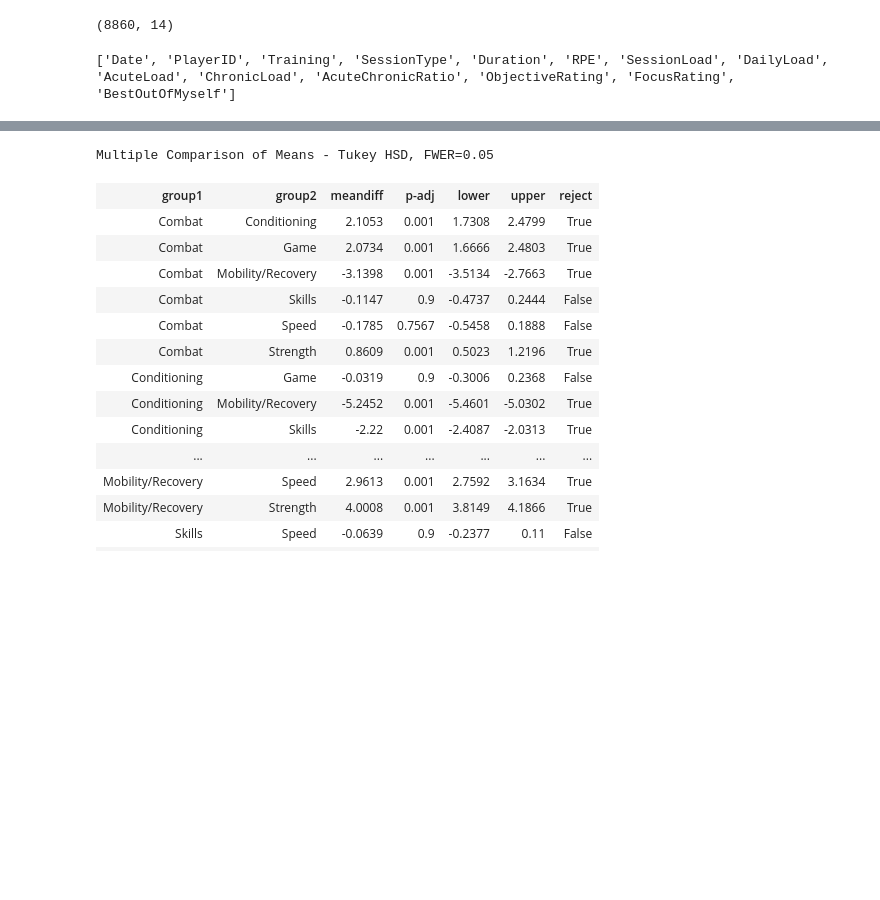
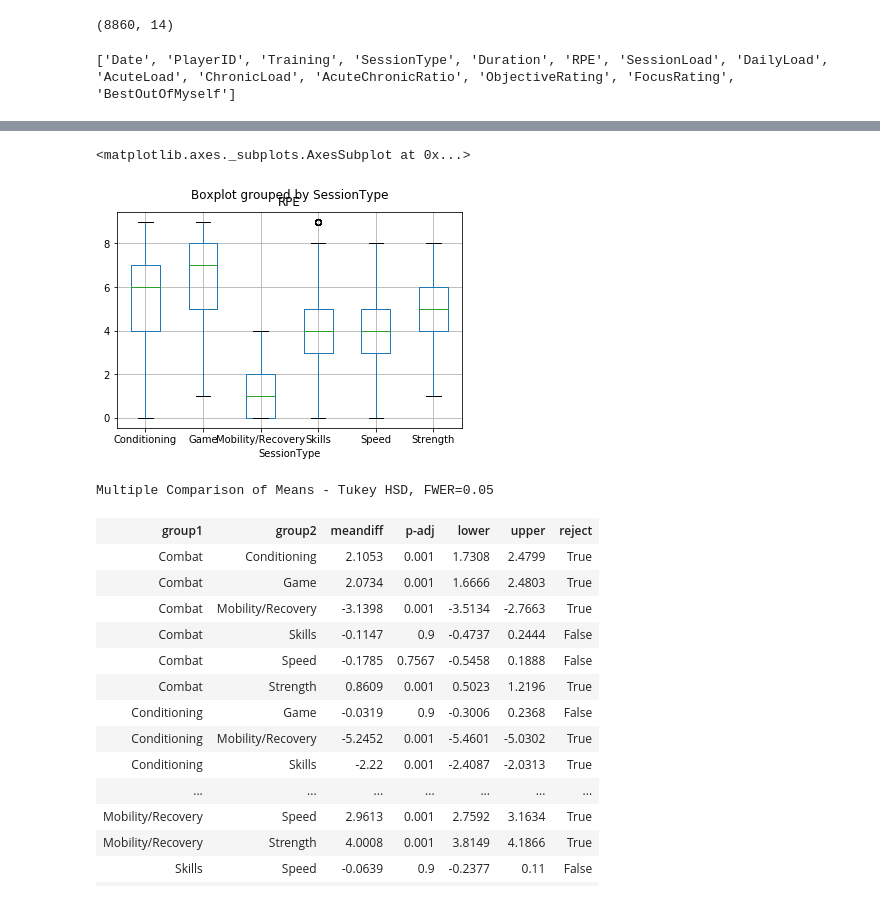
Before and after one commit to Sangha05/sta2453_project1, a Jupyter notebook: RPE_cleaning.ipynb, the cells around one changed output, grey strips where cells are left out. Saved outputs shown, nothing was run; the diff lists cells and outputs as text; code cells hidden in the pictures; blank space fills up the shorter version.

```diff
--- a/RPE_cleaning.ipynb
+++ b/RPE_cleaning.ipynb
@@ -44,3 +45,8 @@ rpe_data["RPE"].count()
+# %%
+rpe_data.boxplot(column = 'RPE',by = 'SessionType')
+# %% [output]
+<matplotlib.axes._subplots.AxesSubplot at 0x...>
+[figure, added]
 # %%
 pairwise_tukeyhsd(rpe_data["RPE"],rpe_data["SessionType"]).summary()
 # %% [output]
```
Also changed, not shown: parts of 30 cells of this notebook.
